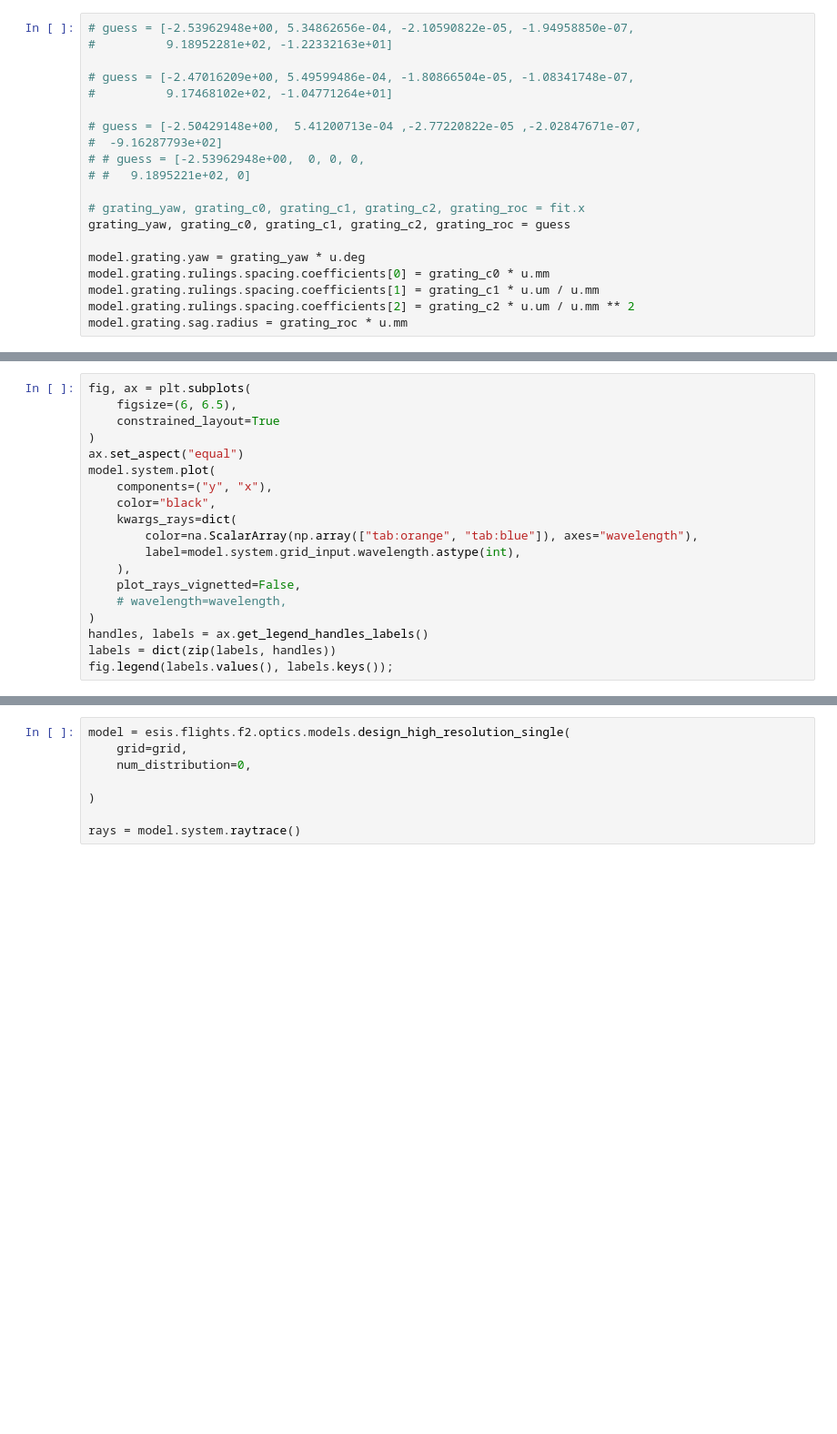
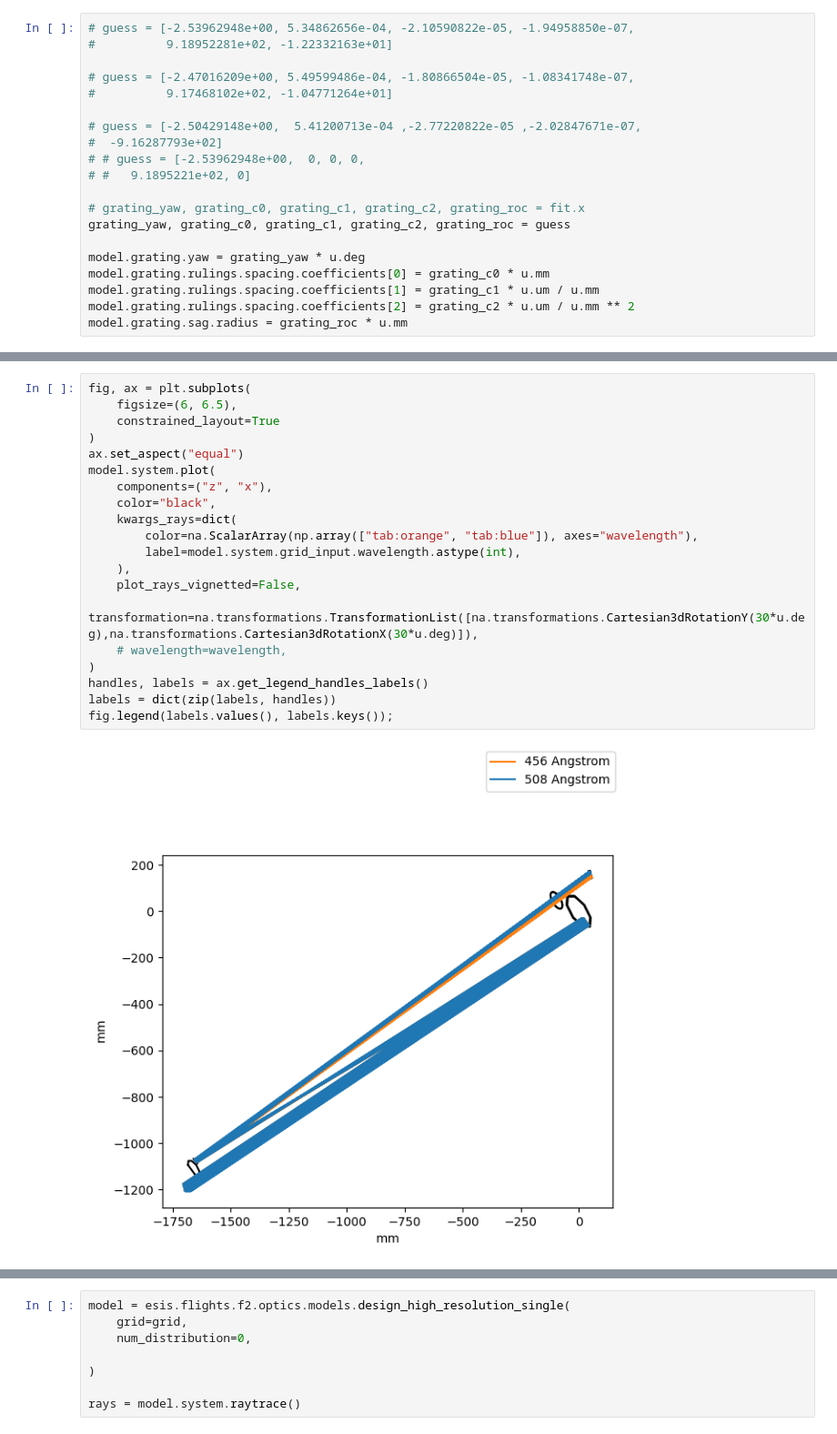
Before and after one commit to Kankelborg-Group/ESIS, a Jupyter notebook: esis/esis_ii_high_resolution_design.ipynb, the cells around one changed output, grey strips where cells are left out. Shown at 91% size. Drawn from its saved outputs; the diff is of its cells as text; blank space fills up the shorter version.

```diff
--- a/esis/esis_ii_high_resolution_design.ipynb
+++ b/esis/esis_ii_high_resolution_design.ipynb
@@ -388,22 +664,25 @@ model.system.raytrace(wavelength=wavelength)
 # %%
 fig, ax = plt.subplots(
     figsize=(6, 6.5),
     constrained_layout=True
 )
 ax.set_aspect("equal")
 model.system.plot(
-    components=("y", "x"),
+    components=("z", "x"),
     color="black",
     kwargs_rays=dict(
         color=na.ScalarArray(np.array(["tab:orange", "tab:blue"]), axes="wavelength"),
         label=model.system.grid_input.wavelength.astype(int),
     ),
     plot_rays_vignetted=False,
+    transformation=na.transformations.TransformationList([na.transformations.Cartesian3dRotationY(30*u.deg),na.transformations.Cartesian3dRotationX(30*u.deg)]),
     # wavelength=wavelength,
 )
 handles, labels = ax.get_legend_handles_labels()
 labels = dict(zip(labels, handles))
 fig.legend(labels.values(), labels.keys());
+# %% [output]
+[figure, added]
 # %%
 fig, ax = plt.subplots()
 
```
Also changed, not shown: parts of 60 cells of this notebook.
